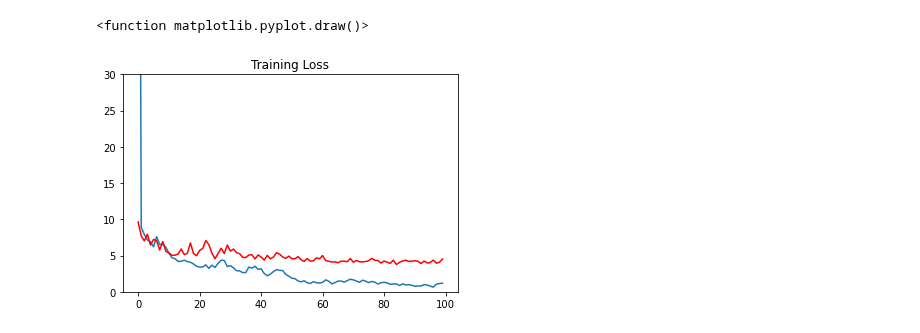
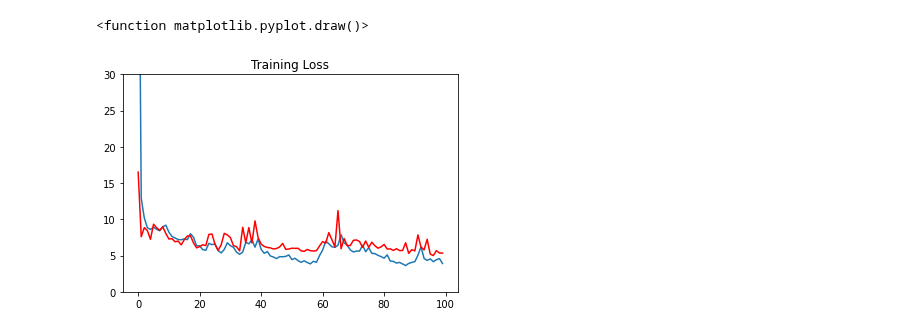
Before and after one commit to milang9/3d_classifier, a Jupyter notebook: 3d_classifier.ipynb, the cells around one changed output. Saved outputs shown, nothing was run; the diff lists cells and outputs as text; code cells hidden in the pictures.

```diff
--- a/3d_classifier.ipynb
+++ b/3d_classifier.ipynb
@@ -322,14 +329,13 @@ class CG_Classifier(th.nn.Module):
         return self.classify(tcw_mean)
 # %%
 #Training
-#TODO:  build a deeper neural network and refine pooling
-#       tinker with hyperparameters
-
+import time
+start = time.perf_counter()
 model = CG_Classifier(
     num_features=3 #len(graph.ndata)
 )
 
-opt = th.optim.Adam(model.parameters(), lr=0.001)
+opt = th.optim.Adam(model.parameters(), lr=3e-3)
 model.train()
 #th.autograd.set_detect_anomaly(True)
 epochs = 100
@@ -373,6 +379,10 @@ for epoch in range(epochs):
     if epoch % 5 == 0:
         print("Epoch {}: Training loss {:.4f}, Validation loss {:.4f}".format(epoch, epoch_loss, val_loss))
 
+end = time.perf_counter()
+
+print("Training took {:.2f} minutes".format((end - start)/60))
+
 #plot the training run
 plt.plot(epoch_losses)
 plt.plot(val_losses, 'r')
@@ -403,5 +410,5 @@ Epoch 95: Training loss 0.7917, Validation loss 4.0240
 <function matplotlib.pyplot.draw()>
-[figure, old version]
+[figure, new version]
 # %%
 #Test
 
```
Also changed, not shown: parts of 7 cells of this notebook.
